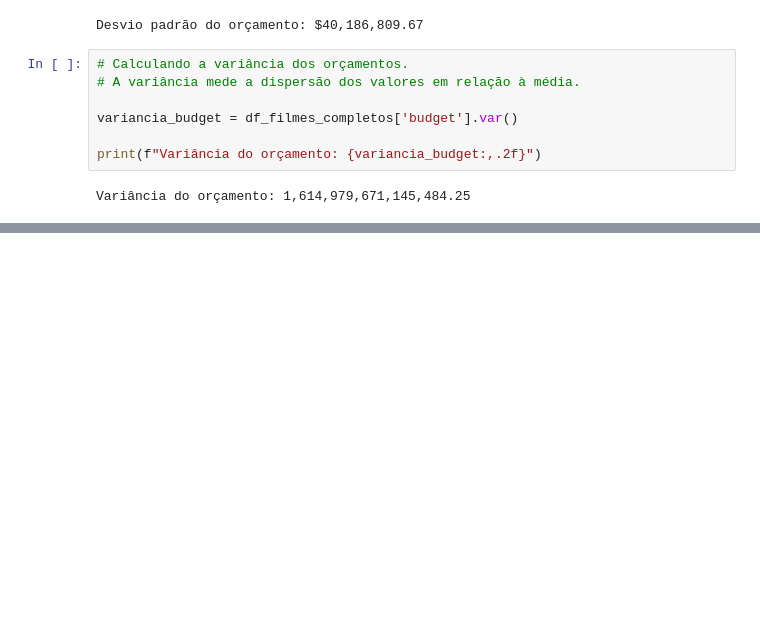
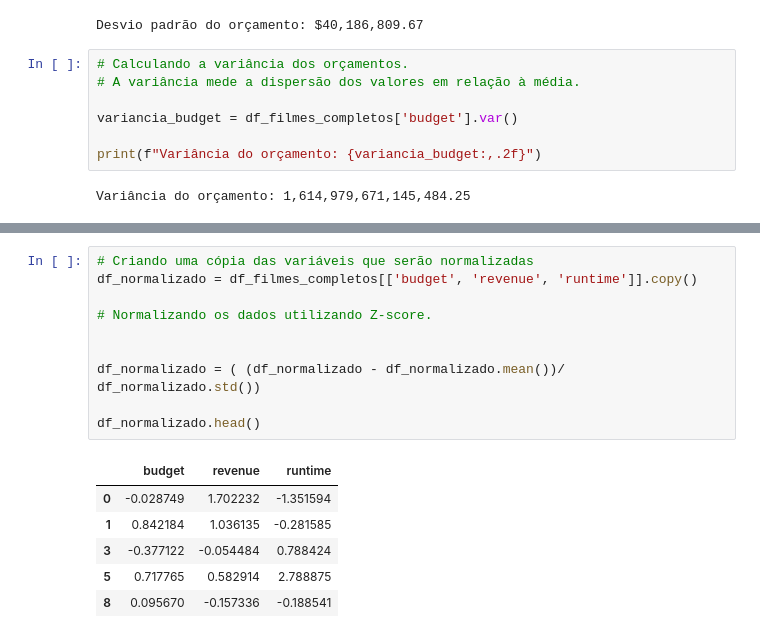
Before and after one commit to mtojald/AnaliseEXP-Dados, a Jupyter notebook: AnaliseEXP.ipynb, the cells around one changed output, grey strips where cells are left out. Cells and saved outputs as stored; diff of their text form; blank space fills up the shorter version.

Commit message:
calculando correlação usando pearson e normalizando

```diff
--- a/AnaliseEXP.ipynb
+++ b/AnaliseEXP.ipynb
@@ -385,0 +406,17 @@ Variância do orçamento: 1,614,979,671,145,484.25
+# %%
+# Criando uma cópia das variáveis que serão normalizadas
+df_normalizado = df_filmes_completos[['budget', 'revenue', 'runtime']].copy()
+
+# Normalizando os dados utilizando Z-score.
+
+
+df_normalizado = ( (df_normalizado - df_normalizado.mean())/ df_normalizado.std())
+
+df_normalizado.head()
+# %% [output]
+|  | budget | revenue | runtime |
+| 0 | -0.028749 | 1.702232 | -1.351594 |
+| 1 | 0.842184 | 1.036135 | -0.281585 |
+| 3 | -0.377122 | -0.054484 | 0.788424 |
+| 5 | 0.717765 | 0.582914 | 2.788875 |
+| 8 | 0.095670 | -0.157336 | -0.188541 |
```
Also changed, not shown: parts of 2 cells of this notebook, 1 other file.
